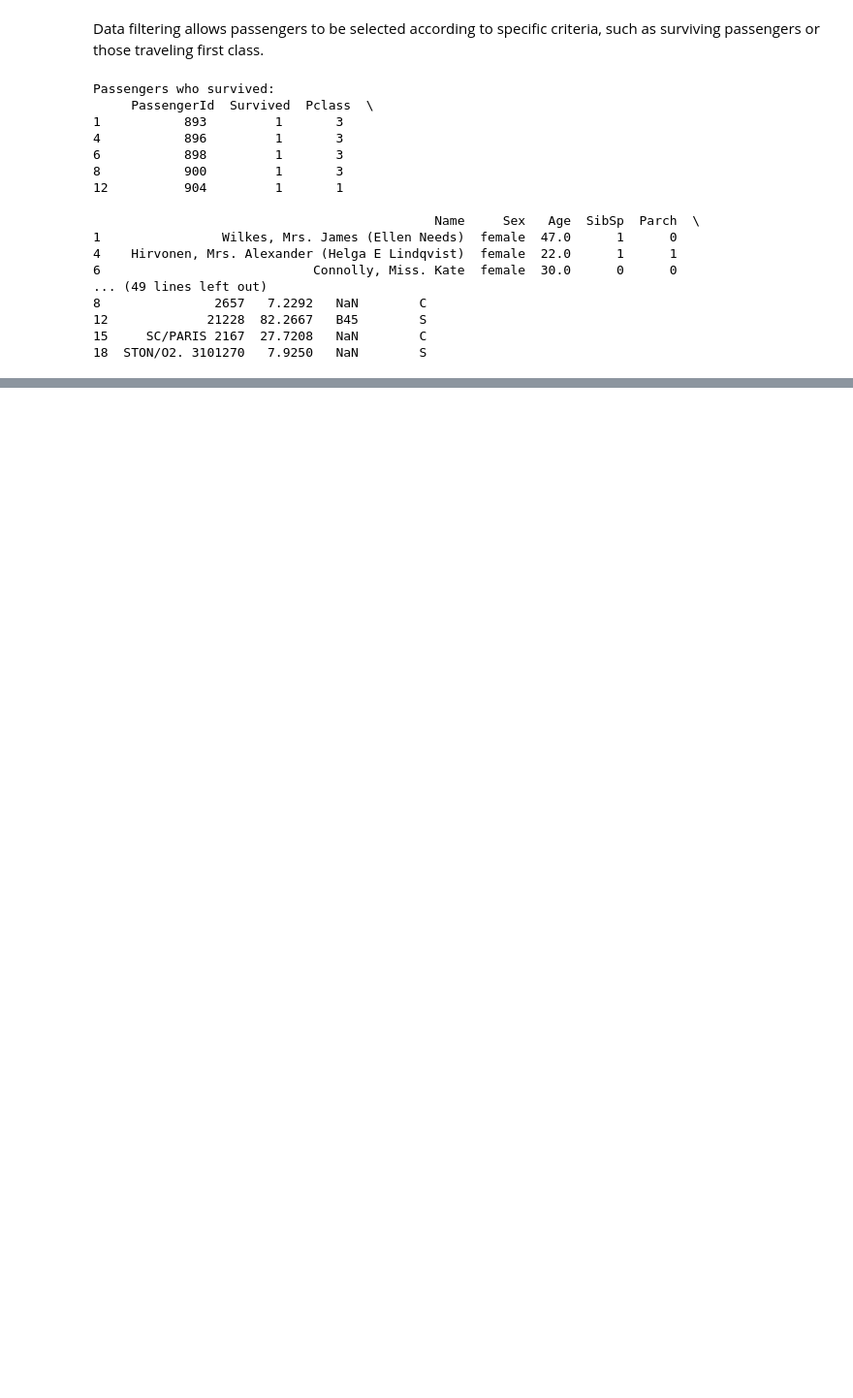
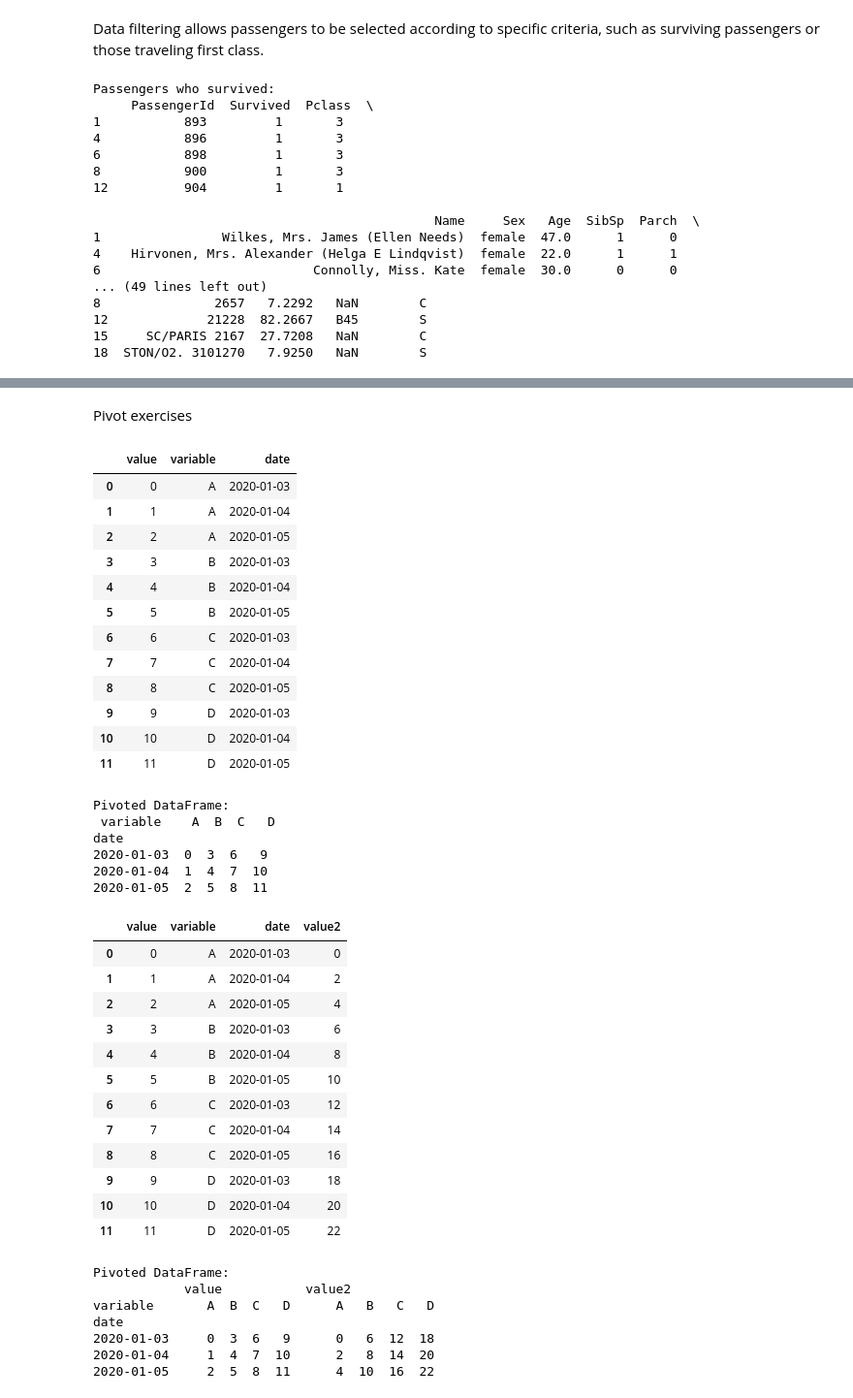
Before and after one commit to JacquesM27/PythonLearning, a Jupyter notebook: Pandas/1. Pandas basics.ipynb, the cells around one changed output, grey strips where cells are left out. Shown at 97% size. Cells and saved outputs as stored; diff of their text form; code cells hidden in the pictures; blank space fills up the shorter version.

```diff
--- a/Pandas/1. Pandas basics.ipynb
+++ b/Pandas/1. Pandas basics.ipynb
@@ -369,0 +481,57 @@ Passengers who survived:
+# %% [markdown]
+Pivot exercises
+# %%
+data = {
+   "value": range(12),
+   "variable": ["A"] * 3 + ["B"] * 3 + ["C"] * 3 + ["D"] * 3,
+   "date": pd.to_datetime(["2020-01-03", "2020-01-04", "2020-01-05"] * 4)
+}
+df = pd.DataFrame(data)
+display(df)
+pivoted = df.pivot(index="date", columns="variable", values="value")
+print("\nPivoted DataFrame:\n", pivoted)
+
+df["value2"] = df["value"] * 2
+display(df)
+pivoted = df.pivot(index="date", columns="variable")
+print("\nPivoted DataFrame:\n", pivoted)
+# %% [output]
+|  | value | variable | date |
+| 0 | 0 | A | 2020-01-03 |
+| 1 | 1 | A | 2020-01-04 |
+| 2 | 2 | A | 2020-01-05 |
+| 3 | 3 | B | 2020-01-03 |
+| 4 | 4 | B | 2020-01-04 |
+| 5 | 5 | B | 2020-01-05 |
+| 6 | 6 | C | 2020-01-03 |
+| 7 | 7 | C | 2020-01-04 |
+| 8 | 8 | C | 2020-01-05 |
+| 9 | 9 | D | 2020-01-03 |
+| 10 | 10 | D | 2020-01-04 |
+| 11 | 11 | D | 2020-01-05 |
+Pivoted DataFrame:
+ variable    A  B  C   D
+date
+2020-01-03  0  3  6   9
+2020-01-04  1  4  7  10
+2020-01-05  2  5  8  11
+|  | value | variable | date | value2 |
+| 0 | 0 | A | 2020-01-03 | 0 |
+| 1 | 1 | A | 2020-01-04 | 2 |
+| 2 | 2 | A | 2020-01-05 | 4 |
+| 3 | 3 | B | 2020-01-03 | 6 |
+| 4 | 4 | B | 2020-01-04 | 8 |
+| 5 | 5 | B | 2020-01-05 | 10 |
+| 6 | 6 | C | 2020-01-03 | 12 |
+| 7 | 7 | C | 2020-01-04 | 14 |
+| 8 | 8 | C | 2020-01-05 | 16 |
+| 9 | 9 | D | 2020-01-03 | 18 |
+| 10 | 10 | D | 2020-01-04 | 20 |
+| 11 | 11 | D | 2020-01-05 | 22 |
+Pivoted DataFrame:
+            value           value2
+variable       A  B  C   D      A   B   C   D
+date
+2020-01-03     0  3  6   9      0   6  12  18
+2020-01-04     1  4  7  10      2   8  14  20
+2020-01-05     2  5  8  11      4  10  16  22
```
Also changed, not shown: parts of 15 cells of this notebook.
